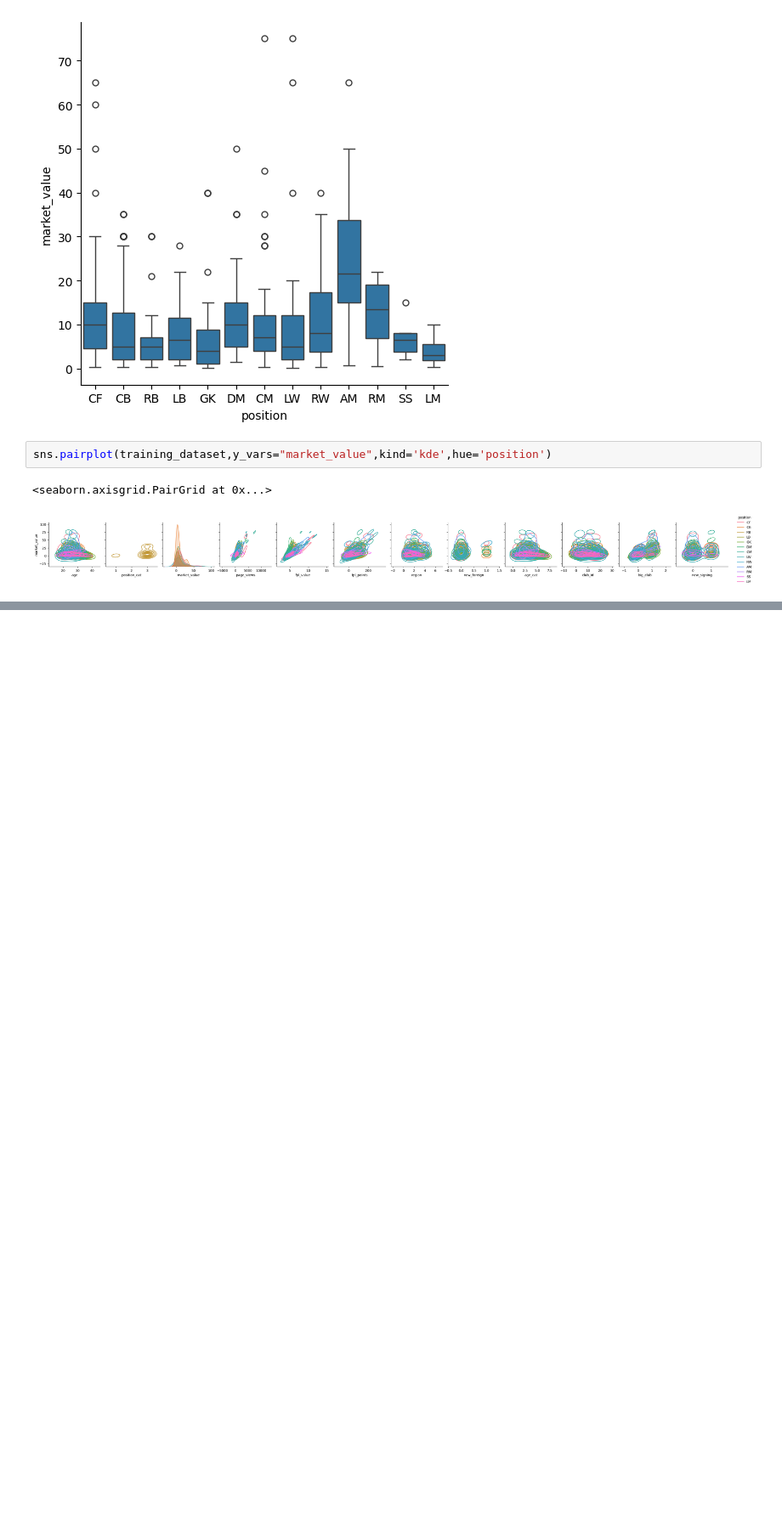
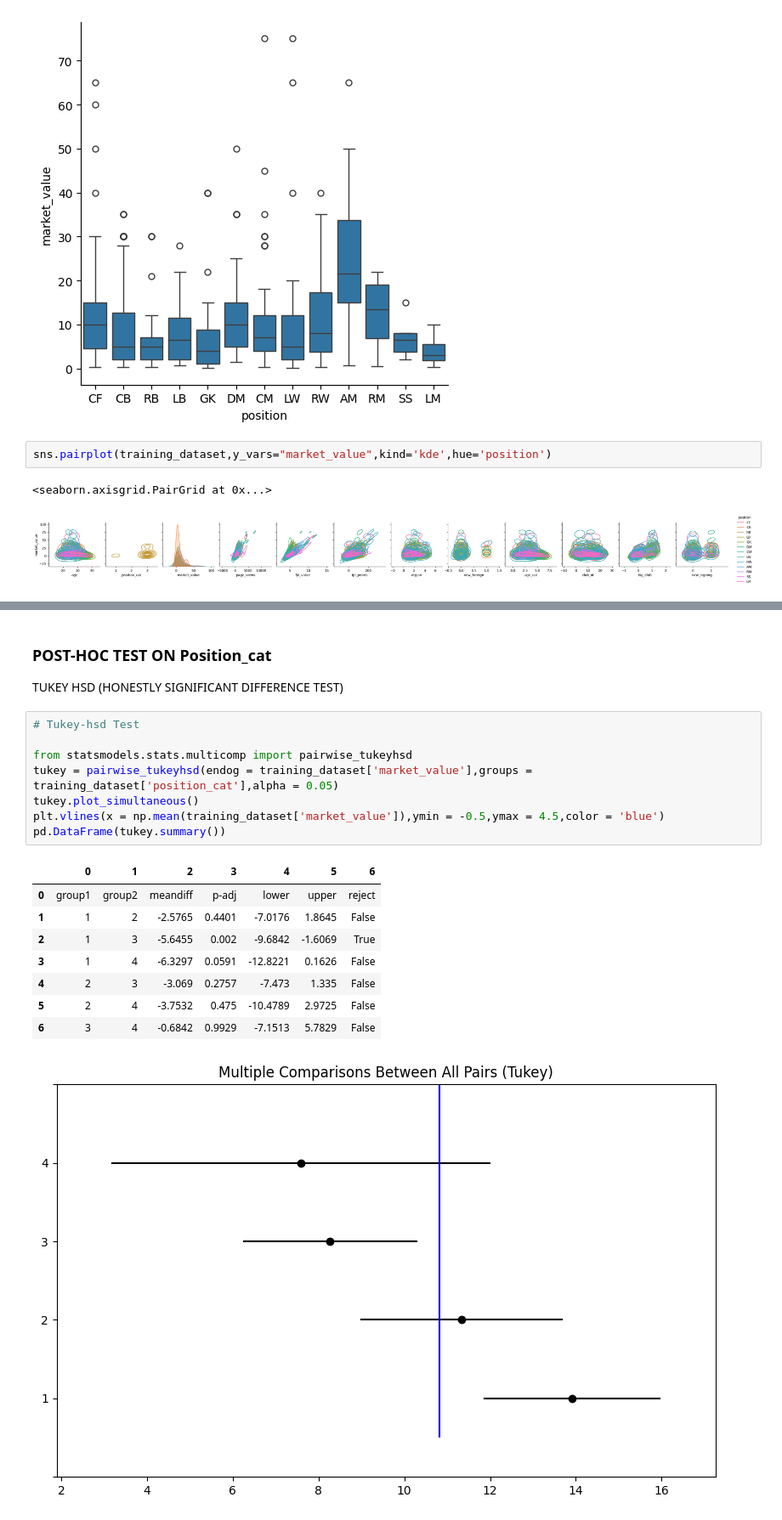
Before and after one commit to rishi0282/Data-Science, a Jupyter notebook: Price_prediction_model/football_player_price_prediction_model.ipynb, the cells around one changed output, grey strips where cells are left out. Shown at 85% size. Saved outputs shown, nothing was run; the diff lists cells and outputs as text; blank space fills up the shorter version.

Commit message:
More & More DATA EXPLORATION

```diff
--- a/Price_prediction_model/football_player_price_prediction_model.ipynb
+++ b/Price_prediction_model/football_player_price_prediction_model.ipynb
@@ -471,0 +497,21 @@ sns.pairplot(training_dataset,y_vars="market_value",kind='kde',hue='position')
+# %% [markdown]
+### POST-HOC TEST ON Position_cat
+TUKEY HSD (HONESTLY SIGNIFICANT DIFFERENCE TEST)
+# %%
+# Tukey-hsd Test
+
+from statsmodels.stats.multicomp import pairwise_tukeyhsd
+tukey = pairwise_tukeyhsd(endog = training_dataset['market_value'],groups = training_dataset['position_cat'],alpha = 0.05)
+tukey.plot_simultaneous()
+plt.vlines(x = np.mean(training_dataset['market_value']),ymin = -0.5,ymax = 4.5,color = 'blue')
+pd.DataFrame(tukey.summary())
+# %% [output]
+|  | 0 | 1 | 2 | 3 | 4 | 5 | 6 |
+| 0 | group1 | group2 | meandiff | p-adj | lower | upper | reject |
+| 1 | 1 | 2 | -2.5765 | 0.4401 | -7.0176 | 1.8645 | False |
+| 2 | 1 | 3 | -5.6455 | 0.002 | -9.6842 | -1.6069 | True |
+| 3 | 1 | 4 | -6.3297 | 0.0591 | -12.8221 | 0.1626 | False |
+| 4 | 2 | 3 | -3.069 | 0.2757 | -7.473 | 1.335 | False |
+| 5 | 2 | 4 | -3.7532 | 0.475 | -10.4789 | 2.9725 | False |
+| 6 | 3 | 4 | -0.6842 | 0.9929 | -7.1513 | 5.7829 | False |
+[figure, added]
```
Also changed, not shown: parts of 18 cells of this notebook.
